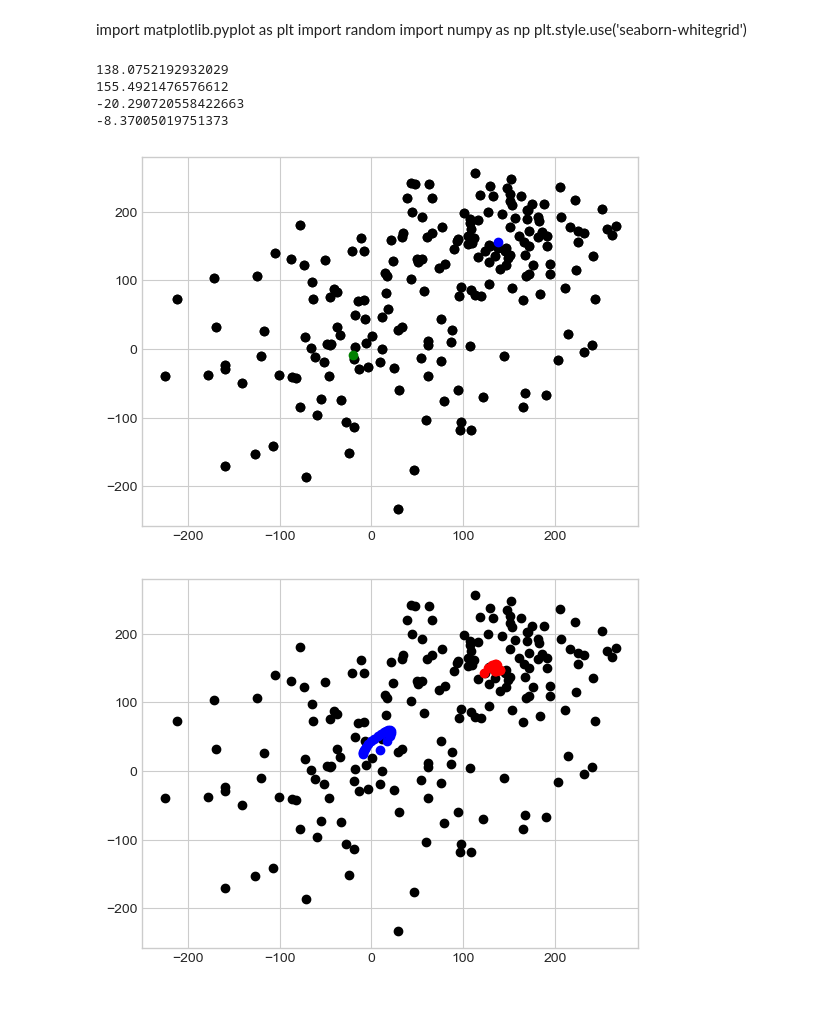
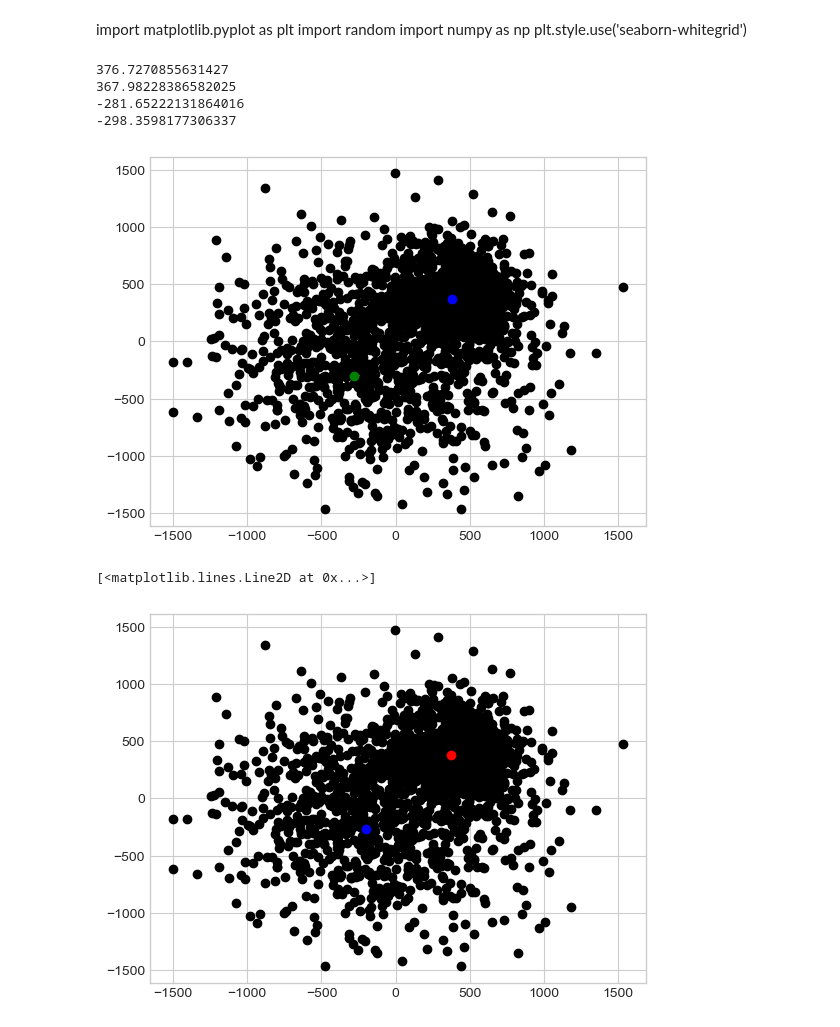
Before and after one commit to lucasc073/GMM1, a Jupyter notebook: K means.ipynb, the cells around one changed output. Cells and saved outputs as stored; diff of their text form; code cells hidden in the pictures.

```diff
--- a/K means.ipynb
+++ b/K means.ipynb
@@ -12,16 +12,11 @@ import math as math
 # %%
 x = []
 y = []
-for i in range(0, 100):
-    x += [np.random.normal(0, 100)]
-    y += [np.random.normal(0, 100)]
-    x += [np.random.normal(150, 60)]
-    y += [np.random.normal(150, 60)]
-
-for i in range(0, 200):
-    plt.plot(x[i], y[i], 'o', color='black');
-
-
+for i in range(0, 1000):
+    x += [np.random.normal(-100, 500)]
+    y += [np.random.normal(-100, 500)]
+    x += [np.random.normal(400, 200)]
+    y += [np.random.normal(400, 200)]
 
 kx1 = 300
 ky1 = 300
@@ -37,7 +32,7 @@ for j in range(0, 1000):
     count1 = 0
     count2 = 0
 
-    for i in range(0, 200):
+    for i in range(0, 2000):
        # print(i)
         #if x[i]>200 and y[i]>200:
          #   print(x[i], y[i])
@@ -59,7 +54,7 @@ for j in range(0, 1000):
 
 
 
-for i in range(0, 200):
+for i in range(0, 2000):
     plt.plot(x[i], y[i], 'o', color='black');
 
 plt.plot(kx1, ky1, 'o', color='blue')
@@ -69,13 +64,13 @@ print(ky1)
 print(kx2)
 print(ky2)
 # %% [output]
-138.0752192932029
-155.4921476576612
--20.290720558422663
--8.37005019751373
+376.7270855631427
+367.98228386582025
+-281.65222131864016
+-298.3598177306337
-[figure, old version]
+[figure, new version]
 # %%
-for i in range(0, 200):
+for i in range(0, 2000):
     plt.plot(x[i], y[i], 'o', color='black');
 ux1 = kx1
 uy1 = ky1
@@ -120,7 +115,7 @@ for j in range(20):
     weightedSDy1 =0
     weightedSDy2 =0
 
-    for i in range(200):
+    for i in range(2000):
         wx = x[i]
         wy = y[i]
         prob1 += [1/(2*math.pi*sigx1*sigy1*math.sqrt(1-rho1**2)) * math.e**(-1/(2*(1-rho1**2))*(
@@ -134,37 +129,39 @@ for j in range(20):
         # update mean
         weightedX1 += prob1[i] * wx
         weightedX2 += prob2[i] * wx
         weightedY1 += prob1[i] * wy
         weightedY2 += prob2[i] * wy
     ux1 = weightedX1/totalProb1
     uy1 = weightedY1/totalProb1
     ux2 = weightedX2/totalProb2
     uy2 = weightedY2/totalProb2
 
     rho1 = 0
     rho2 = 0
 
-    for i in range(200):
+    for i in range(2000):
         weightedSDx1 += prob1[i] * (x[i]-ux1)**2
         weightedSDx2 += prob2[i] * (x[i]-ux2)**2
         weightedSDy1 += prob1[i] * (y[i]-uy1)**2
         weightedSDy2 += prob2[i] * (y[i]-uy2)**2
 
         rho1 += prob1[i]*(x[i]-ux1)*(y[i]-uy1)
         rho2 += prob2[i]*(x[i]-ux2)*(y[i]-uy2)
 
 
     sigx1 = np.sqrt(weightedSDx1 / totalProb1) # update std
     sigx2 = np.sqrt(weightedSDx2 / totalProb2)
     sigy1 = np.sqrt(weightedSDy1 / totalProb1)
     sigy2 = np.sqrt(weightedSDy2 / totalProb2)
 
-    rho1 /= 200
-    rho2 /= 200
+    rho1 /= 2000
+    rho2 /= 2000
     rho1 /= (sigx1*sigy1)
     rho2 /= (sigx2*sigy2)
-    plt.plot(ux1, uy1, 'o', color = 'red')
-    plt.plot(ux2, uy2, 'o', color = 'blue')
+
+plt.plot(ux1, uy1, 'o', color = 'red')
+plt.plot(ux2, uy2, 'o', color = 'blue')
 # %% [output]
+[<matplotlib.lines.Line2D at 0x...>]
-[figure, old version]
+[figure, new version]
 # %%
```
Also changed, not shown: parts of 1 cell of this notebook, 1 other file.
